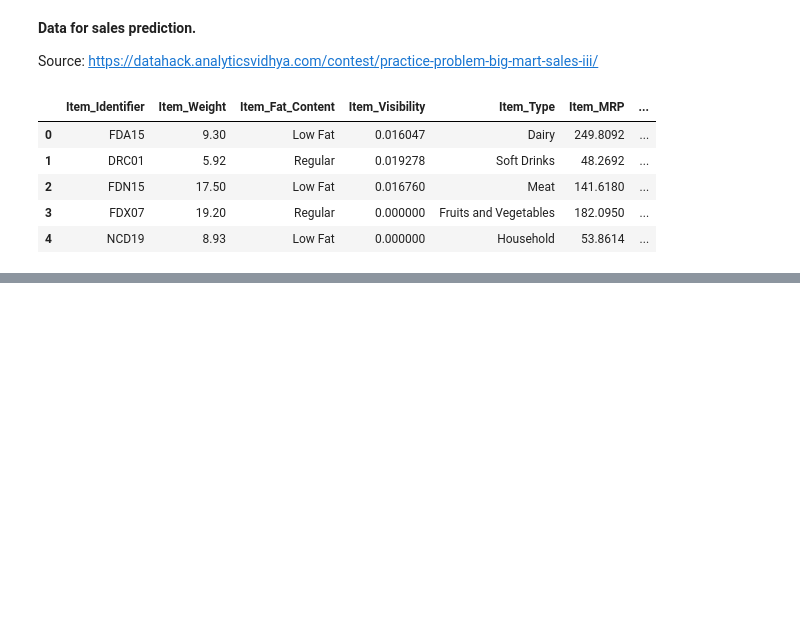
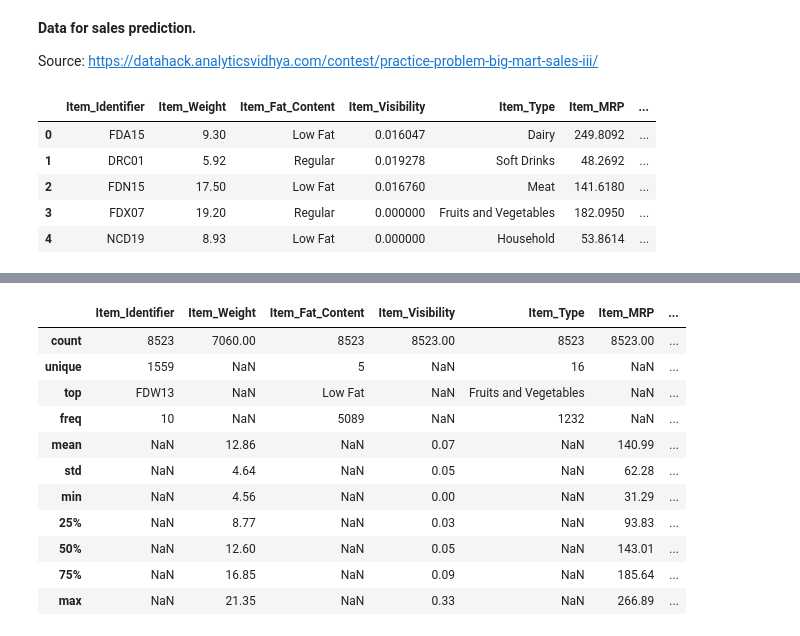
Before and after one commit to edleafvirtual/Project-1.-Big_Mart_Sales_Prediction, a Jupyter notebook: sales_prediction2023.ipynb, the cells around one changed output, grey strips where cells are left out. Cells and saved outputs as stored; diff of their text form; code cells hidden in the pictures; blank space fills up the shorter version.

```diff
--- a/sales_prediction2023.ipynb
+++ b/sales_prediction2023.ipynb
@@ -21,0 +37,15 @@ Eduardo Galindez
+# %%
+df.describe(include = "all").round(2)
+# %% [output]
+|  | Item_Identifier | Item_Weight | Item_Fat_Content | Item_Visibility | Item_Type | Item_MRP | ... |
+| count | 8523 | 7060.00 | 8523 | 8523.00 | 8523 | 8523.00 | ... |
+| unique | 1559 | NaN | 5 | NaN | 16 | NaN | ... |
+| top | FDW13 | NaN | Low Fat | NaN | Fruits and Vegetables | NaN | ... |
+| freq | 10 | NaN | 5089 | NaN | 1232 | NaN | ... |
+| mean | NaN | 12.86 | NaN | 0.07 | NaN | 140.99 | ... |
+| std | NaN | 4.64 | NaN | 0.05 | NaN | 62.28 | ... |
+| min | NaN | 4.56 | NaN | 0.00 | NaN | 31.29 | ... |
+| 25% | NaN | 8.77 | NaN | 0.03 | NaN | 93.83 | ... |
+| 50% | NaN | 12.60 | NaN | 0.05 | NaN | 143.01 | ... |
+| 75% | NaN | 16.85 | NaN | 0.09 | NaN | 185.64 | ... |
+| max | NaN | 21.35 | NaN | 0.33 | NaN | 266.89 | ... |
```
Also changed, not shown: parts of 20 cells of this notebook.
